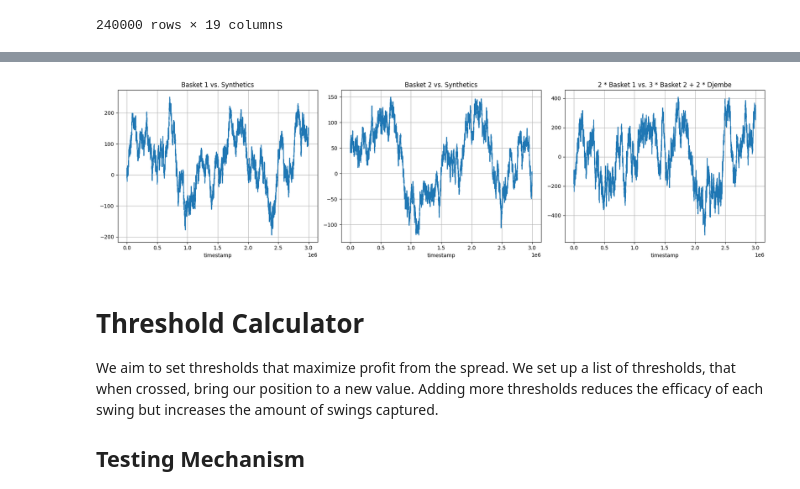
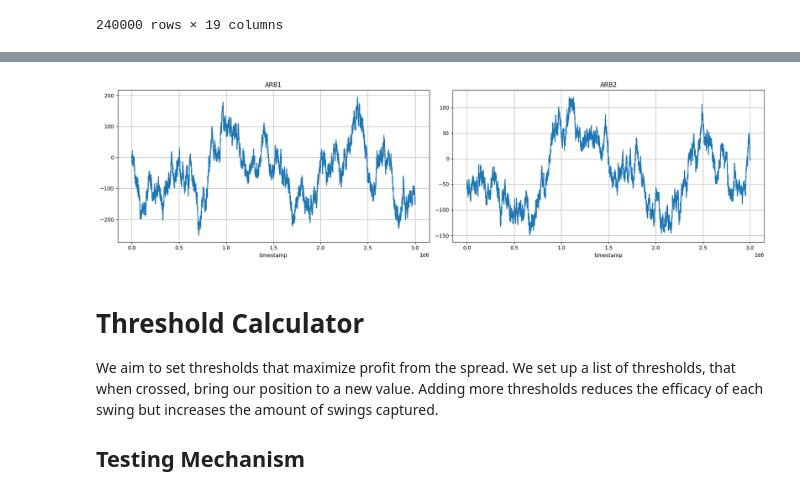
Before and after one commit to naveen-mukkatt/IMC-Prosperity-3, a Jupyter notebook: testing_util/basket_exploration.ipynb, the cells around one changed output, grey strips where cells are left out. Cells and saved outputs as stored; diff of their text form; code cells hidden in the pictures.

Commit message:
exploratory basket trading

```diff
--- a/testing_util/basket_exploration.ipynb
+++ b/testing_util/basket_exploration.ipynb
@@ -34,20 +34,3 @@ price_dfs
 mid_price = price_dfs.pivot_table(index='timestamp', columns='product', values='mid_price')
 best_bid = price_dfs.pivot_table(index='timestamp', columns='product', values='best_bid')
 best_ask = price_dfs.pivot_table(index='timestamp', columns='product', values='best_ask')
-# %%
-mid_price['Syn_1'] = (
-    6 * mid_price['CROISSANTS'] +
-    3 * mid_price['JAMS'] +
-    1 * mid_price['DJEMBES']
-)
-
-mid_price['Syn_2'] = (
-    4 * mid_price['CROISSANTS'] +
-    2 * mid_price['JAMS']
-)
-
-mid_price['diff_1'] = mid_price['PICNIC_BASKET1'] - mid_price['Syn_1']
-mid_price['diff_2'] = mid_price['PICNIC_BASKET2'] - mid_price['Syn_2']
-
-mid_price['basket_diff'] = 2 * mid_price['PICNIC_BASKET1'] - (3 * mid_price['PICNIC_BASKET2'] + 2 * mid_price['DJEMBES'])
-mid_price['basket_diff'].plot(title='Difference Between Baskets')
@@ -57,17 +37,30 @@ mid_price['basket_diff'].plot(title='Difference Between Baskets')
+# %%
+strats = ["ARB1", "ARB2"]
+arb_prods = {
+    "ARB1": ['CROISSANTS', 'JAMS', 'DJEMBES', 'PICNIC_BASKET1'],
+    "ARB2": ['CROISSANTS', 'JAMS', 'PICNIC_BASKET2']
+}
+arb_coefs = {
+    "ARB1": [6, 3, 1, -1],
+    "ARB2": [4, 2, -1],
+}
+
+for arb in strats:
+    mid_price[arb] = (
+        mid_price[arb_prods[arb]] * arb_coefs[arb]
+    ).sum(axis=1)
 # %%
-cols = ['diff_1', 'diff_2', 'basket_diff']
-titles = ['Basket 1 vs. Synthetics', 'Basket 2 vs. Synthetics', '2 * Basket 1 vs. 3 * Basket 2 + 2 * Djembe']
-fig, axes = plt.subplots(1, 3, figsize=(18, 5), sharex=True)
+fig, axes = plt.subplots(1, 2, figsize=(18, 5), sharex=True)
 
-for ax, col, title in zip(axes, cols, titles):
-    mid_price[col].plot(ax=ax)
+for ax, arb, title in zip(axes, strats, strats):
+    mid_price[arb].plot(ax=ax)
     ax.set_title(title)
     ax.grid(True)
 
 plt.tight_layout()
 plt.show()
 # %% [output]
-[figure, old version]
+[figure, new version]
 # %% [markdown]
 # Threshold Calculator
 We aim to set thresholds that maximize profit from the spread. We set up a list of thresholds, that when crossed, bring our position to a new value.
```
Also changed, not shown: parts of 4 cells of this notebook, 1 other file.
